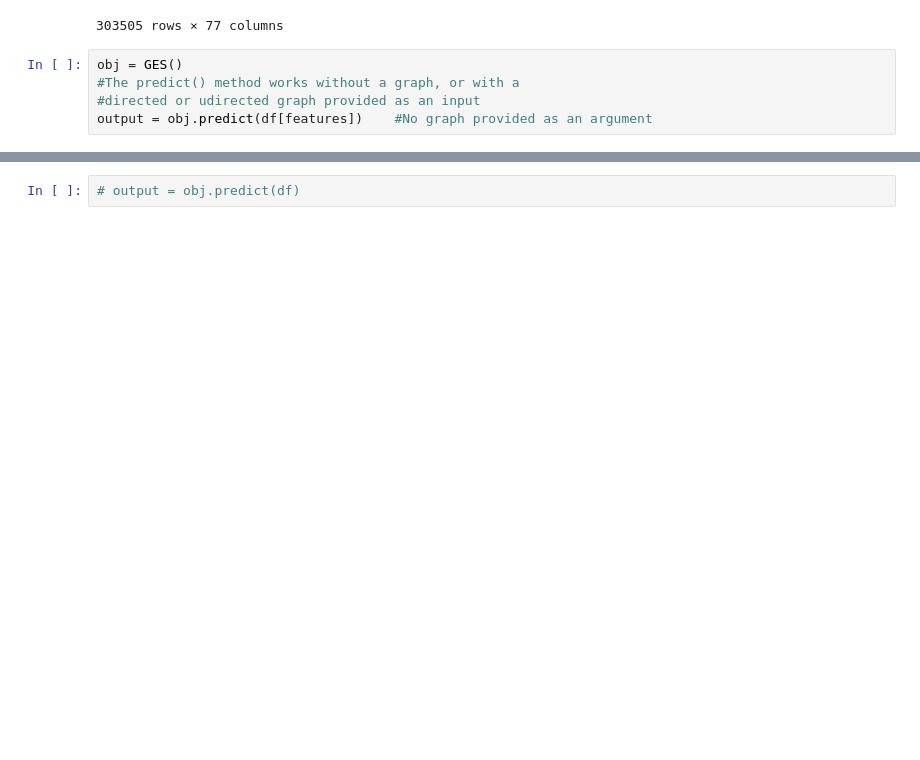
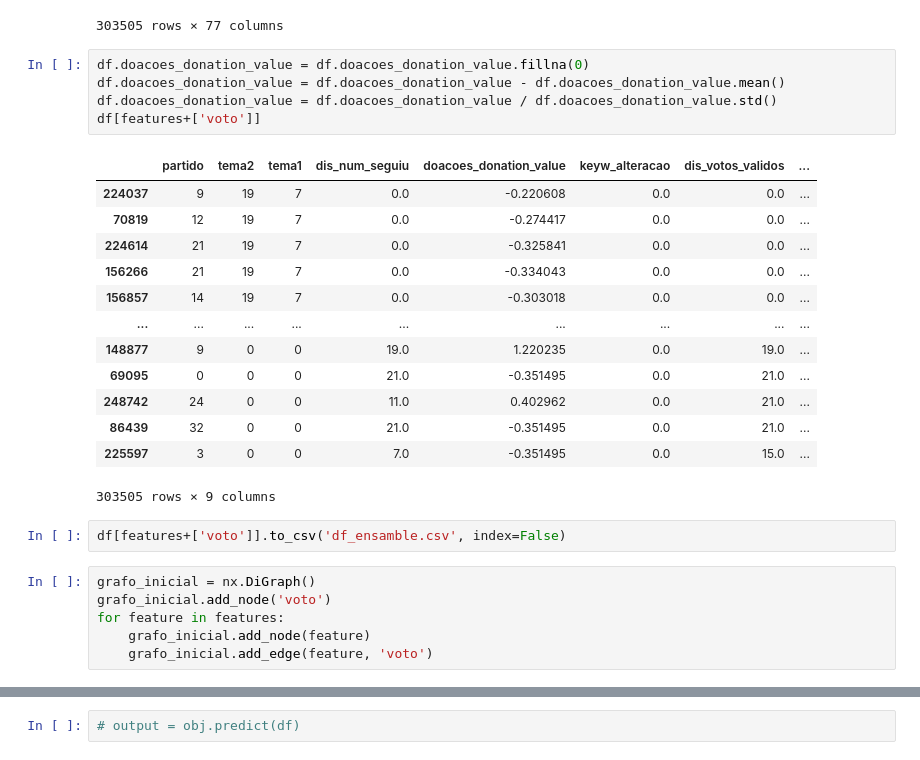
Before and after one commit to LarissaGomes/project-causalityML, a Jupyter notebook: notebooks/causal.ipynb, the cells around one changed output, grey strips where cells are left out. Cells and saved outputs as stored; diff of their text form; blank space fills up the shorter version.

```diff
--- a/notebooks/causal.ipynb
+++ b/notebooks/causal.ipynb
@@ -49,8 +53,30 @@ df
 | 86439 | 2272137-269 | 160531 | 1160531 | 32 | 1 | camara | 2272137.0 | 2021-03-12 00:01:37 | ... |
 | 225597 | 2272137-269 | 178947 | 1178947 | 3 | 1 | camara | 2272137.0 | 2021-03-12 00:01:37 | ... |
 303505 rows × 77 columns
-# %%
-obj = GES()
-#The predict() method works without a graph, or with a
-#directed or udirected graph provided as an input
-output = obj.predict(df[features])    #No graph provided as an argument
+# %%
+df.doacoes_donation_value = df.doacoes_donation_value.fillna(0)
+df.doacoes_donation_value = df.doacoes_donation_value - df.doacoes_donation_value.mean()
+df.doacoes_donation_value = df.doacoes_donation_value / df.doacoes_donation_value.std()
+df[features+['voto']]
+# %% [output]
+|  | partido | tema2 | tema1 | dis_num_seguiu | doacoes_donation_value | keyw_alteracao | dis_votos_validos | ... |
+| 224037 | 9 | 19 | 7 | 0.0 | -0.220608 | 0.0 | 0.0 | ... |
+| 70819 | 12 | 19 | 7 | 0.0 | -0.274417 | 0.0 | 0.0 | ... |
+| 224614 | 21 | 19 | 7 | 0.0 | -0.325841 | 0.0 | 0.0 | ... |
+| 156266 | 21 | 19 | 7 | 0.0 | -0.334043 | 0.0 | 0.0 | ... |
+| 156857 | 14 | 19 | 7 | 0.0 | -0.303018 | 0.0 | 0.0 | ... |
+| ... | ... | ... | ... | ... | ... | ... | ... | ... |
+| 148877 | 9 | 0 | 0 | 19.0 | 1.220235 | 0.0 | 19.0 | ... |
+| 69095 | 0 | 0 | 0 | 21.0 | -0.351495 | 0.0 | 21.0 | ... |
+| 248742 | 24 | 0 | 0 | 11.0 | 0.402962 | 0.0 | 21.0 | ... |
+| 86439 | 32 | 0 | 0 | 21.0 | -0.351495 | 0.0 | 21.0 | ... |
+| 225597 | 3 | 0 | 0 | 7.0 | -0.351495 | 0.0 | 15.0 | ... |
+303505 rows × 9 columns
+# %%
+df[features+['voto']].to_csv('df_ensamble.csv', index=False)
+# %%
+grafo_inicial = nx.DiGraph()
+grafo_inicial.add_node('voto')
+for feature in features:
+    grafo_inicial.add_node(feature)
+    grafo_inicial.add_edge(feature, 'voto')
```
Also changed, not shown: parts of 9 cells of this notebook, 14 other files.
